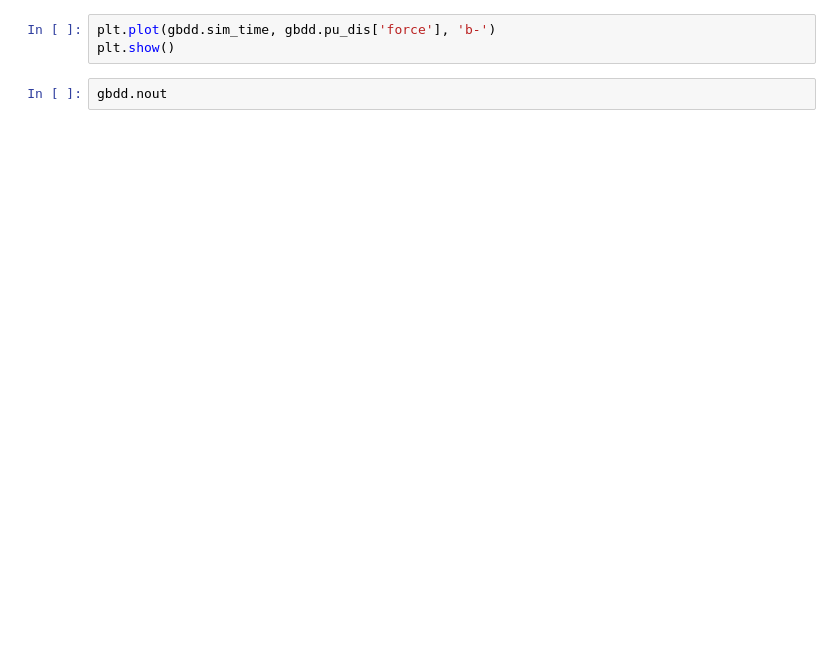
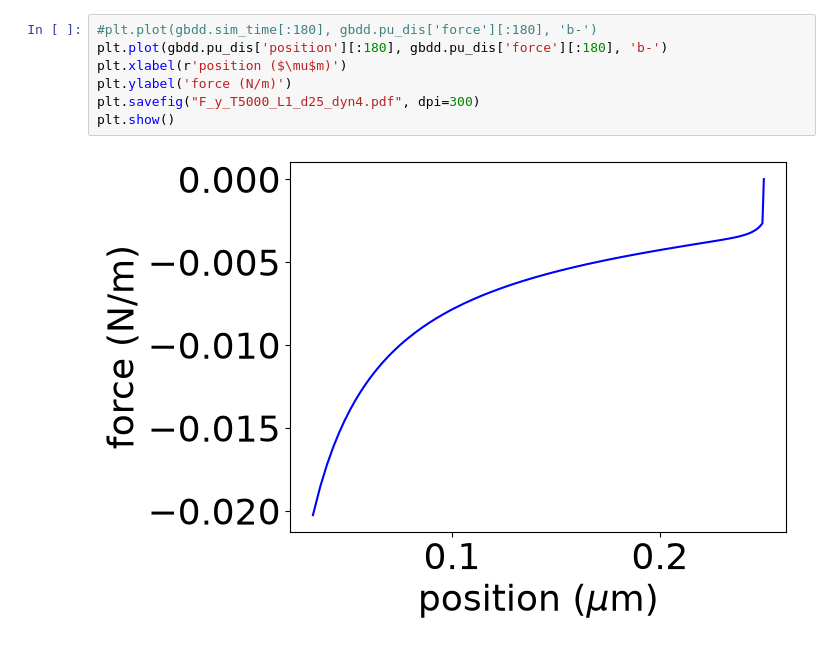
Before and after one commit to AHartmaier/pyLabDD, a Jupyter notebook: notebooks/gbdd_pu1_gbrelax.ipynb, the cells around one changed output. Drawn from its saved outputs; the diff is of its cells as text; blank space fills up the shorter version.

```diff
--- a/notebooks/gbdd_pu1_gbrelax.ipynb
+++ b/notebooks/gbdd_pu1_gbrelax.ipynb
@@ -165,5 +159,9 @@ plot_stress_bfield(cutoff=20, fs=(14.2,10),
 # %%
-plt.plot(gbdd.sim_time, gbdd.pu_dis['force'], 'b-')
+#plt.plot(gbdd.sim_time[:180], gbdd.pu_dis['force'][:180], 'b-')
+plt.plot(gbdd.pu_dis['position'][:180], gbdd.pu_dis['force'][:180], 'b-')
+plt.xlabel(r'position ($\mu$m)')
+plt.ylabel('force (N/m)')
+plt.savefig("F_y_T5000_L1_d25_dyn4.pdf", dpi=300)
 plt.show()
+# %% [output]
+[figure, added]
-# %%
-gbdd.nout
```
Also changed, not shown: parts of 4 cells of this notebook.
